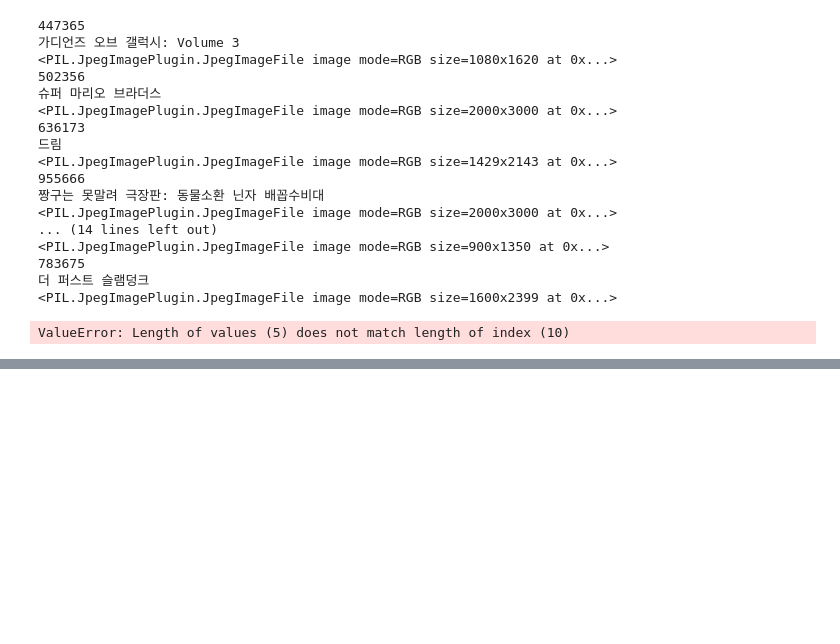
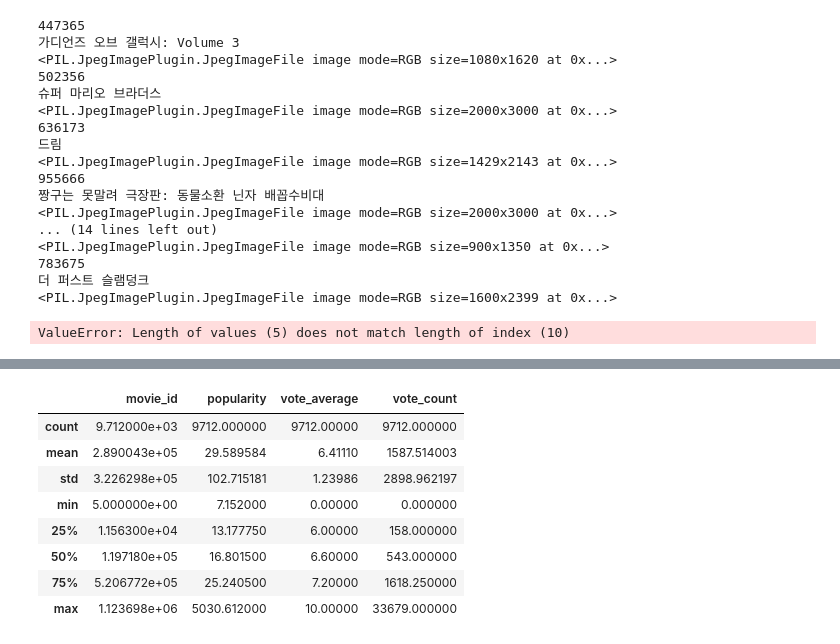
Before and after one commit to Finalpjt/final_pjt, a Jupyter notebook: back-end/datafromapi.ipynb, the cells around one changed output, grey strips where cells are left out. Saved outputs shown, nothing was run; the diff lists cells and outputs as text; code cells hidden in the pictures; blank space fills up the shorter version.

```diff
--- a/back-end/datafromapi.ipynb
+++ b/back-end/datafromapi.ipynb
@@ -824,0 +827,8 @@ ValueError: Length of values (5) does not match length of index (10)
+# %%
+with open('./movies/fixtures/AllMovie.json') as f:
+    all_movie_js = json.loads(f.read()) ## json 라이브러리 이용
+
+all_movie_list = list(all_movie_js)
+
+df = pd.DataFrame(all_movie_list, columns=list(all_movie_list[0].keys()))
+df.head(3)
@@ -824,0 +840,12 @@ ValueError: Length of values (5) does not match length of index (10)
+# %%
+df.describe()
+# %% [output]
+|  | movie_id | popularity | vote_average | vote_count |
+| count | 9.712000e+03 | 9712.000000 | 9712.00000 | 9712.000000 |
+| mean | 2.890043e+05 | 29.589584 | 6.41110 | 1587.514003 |
+| std | 3.226298e+05 | 102.715181 | 1.23986 | 2898.962197 |
+| min | 5.000000e+00 | 7.152000 | 0.00000 | 0.000000 |
+| 25% | 1.156300e+04 | 13.177750 | 6.00000 | 158.000000 |
+| 50% | 1.197180e+05 | 16.801500 | 6.60000 | 543.000000 |
+| 75% | 5.206772e+05 | 25.240500 | 7.20000 | 1618.250000 |
+| max | 1.123698e+06 | 5030.612000 | 10.00000 | 33679.000000 |
```
Also changed, not shown: parts of 2 cells of this notebook, 3 other files.
